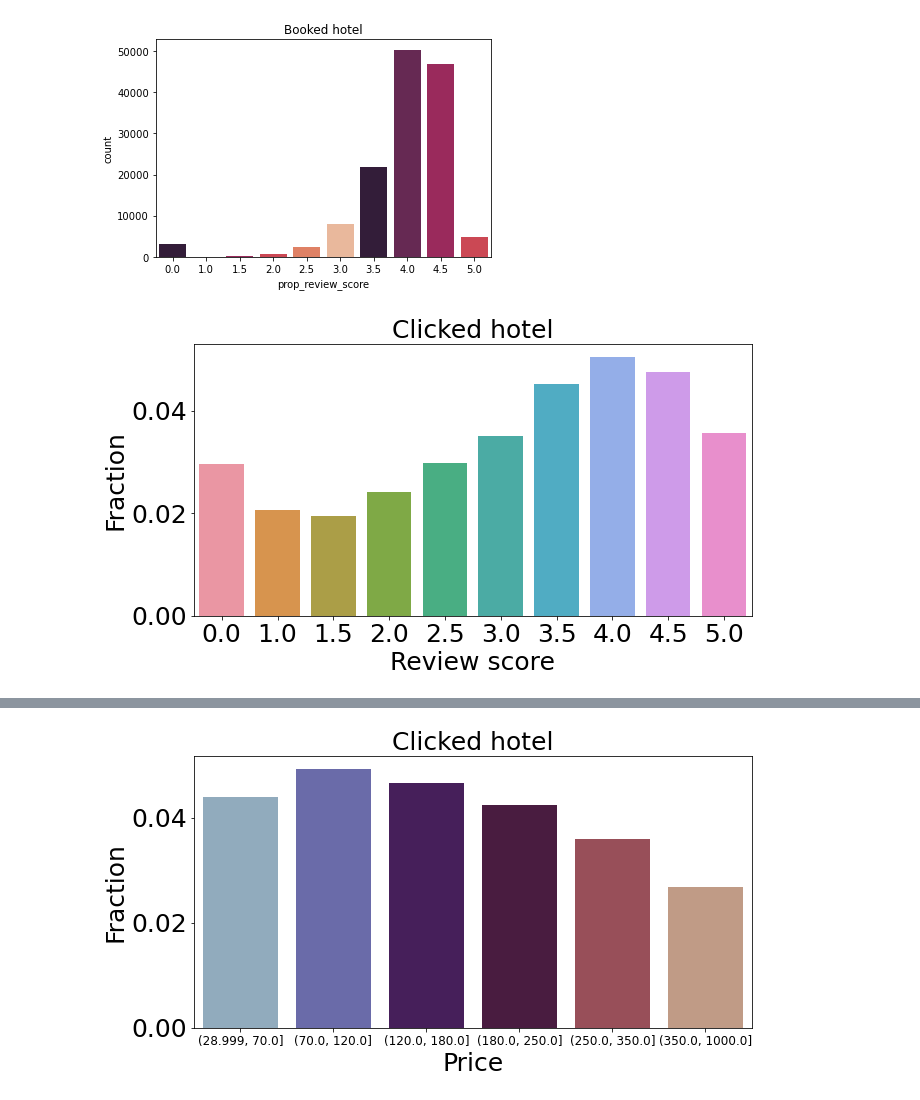
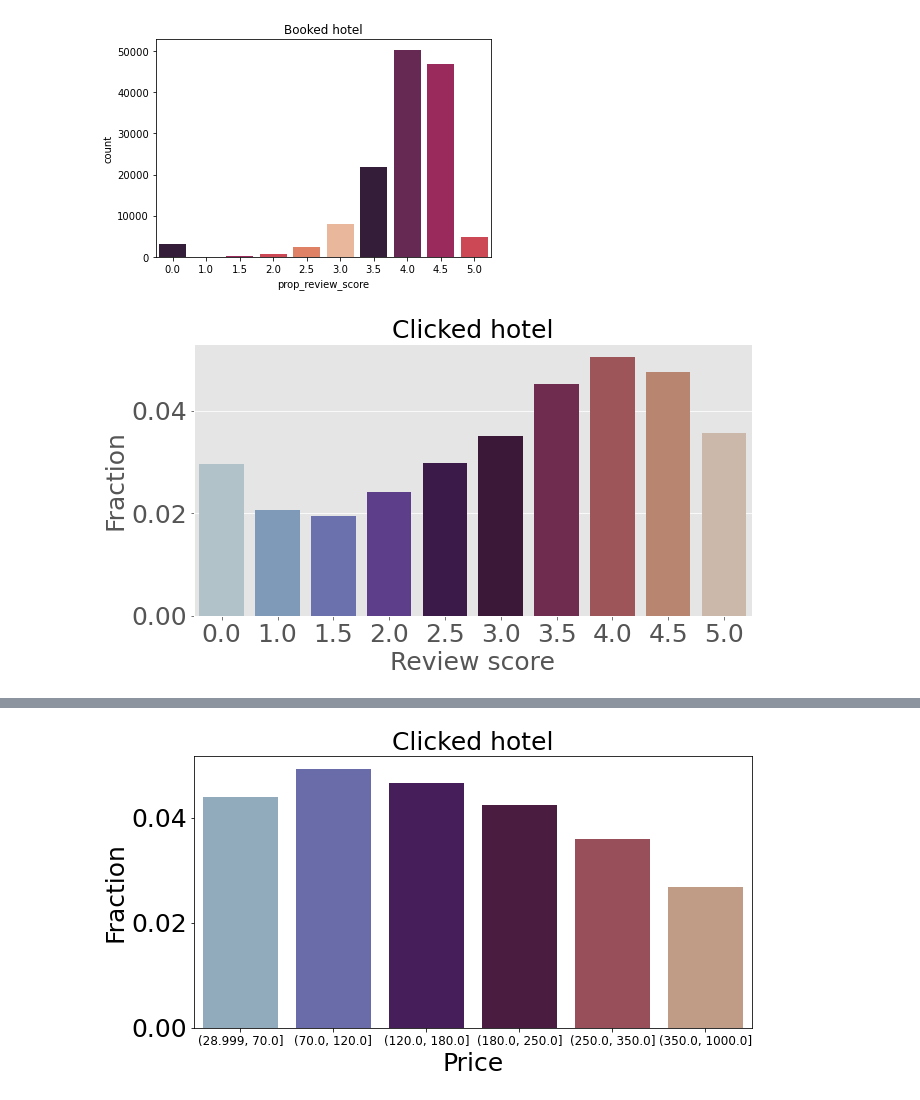
Before and after one commit to hellowithchicken/DataMining, a Jupyter notebook: assignment2/EDA_cate.ipynb, the cells around one changed output, grey strips where cells are left out. Drawn from its saved outputs; the diff is of its cells as text; code cells hidden in the pictures.

```diff
--- a/assignment2/EDA_cate.ipynb
+++ b/assignment2/EDA_cate.ipynb
@@ -154,6 +154,7 @@ sns.set_palette("twilight")
 plt.rcParams["figure.figsize"]=10,5
 plt.rc('xtick', labelsize=25)
 plt.rc('ytick', labelsize=25)
+plt.style.use('ggplot')
 text_size = 25
 line_width = 2.5
 # %%
@@ -170,13 +171,13 @@ plt.show()
 [figure]
 # %%
 data = df.groupby("prop_review_score")["click_bool"].mean().reset_index()
-sns.barplot(data = data, x = 'prop_review_score', y = 'click_bool')
+sns.barplot(data = data, x = 'prop_review_score', y = 'click_bool', palette = "twilight")
 
 #sns.histplot(data=df_click, x="prop_review_score", stat="probability", discrete = True)
 plt.title("Clicked hotel", size = text_size)
 plt.xlabel("Review score", size = text_size)
 plt.ylabel('Fraction', size = text_size)
 plt.savefig("EDA/Figures/clicked_review.pdf")
 plt.show()
 # %% [output]
-[figure, old version]
+[figure, new version]
```
Also changed, not shown: parts of 2 cells of this notebook, 4 other files.
